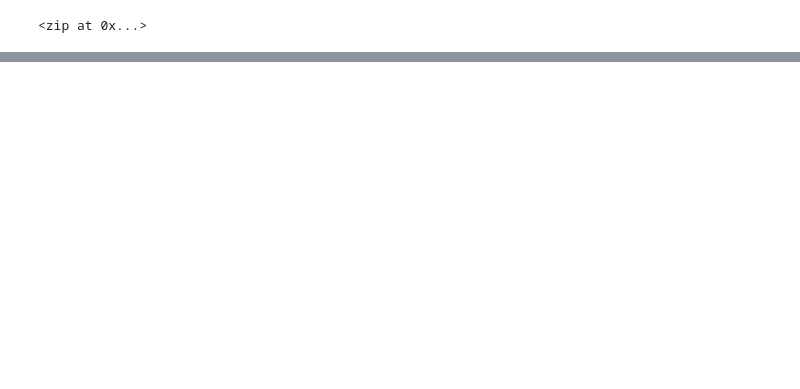
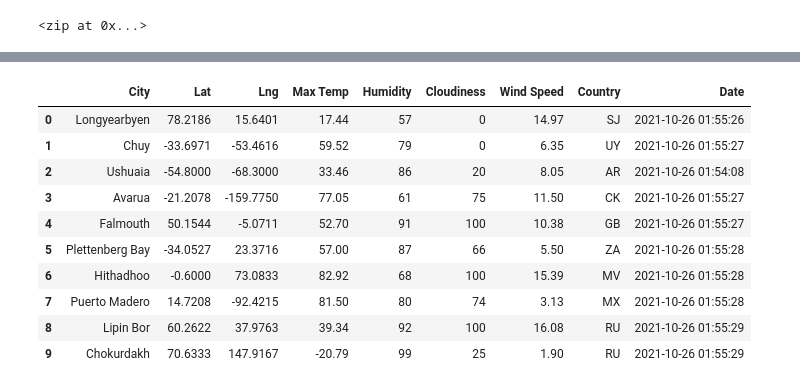
Before and after one commit to andipfeff/World_Weather_Analysis, a Jupyter notebook: WeatherPy.ipynb, the cells around one changed output, grey strips where cells are left out. Saved outputs shown, nothing was run; the diff lists cells and outputs as text; code cells hidden in the pictures; blank space fills up the shorter version.

```diff
--- a/WeatherPy.ipynb
+++ b/WeatherPy.ipynb
@@ -33,0 +40,3 @@ len(cities)
+# %%
+# Starting URL for Weather Map API Call.
+url = "http://api.openweathermap.org/data/2.5/weather?units=Imperial&APPID=" + weather_api_key
@@ -33,0 +124,16 @@ len(cities)
+# %%
+# Convert the array of dictionaries to a Pandas DataFrame.
+city_data_df = pd.DataFrame(city_data)
+city_data_df.head(10)
+# %% [output]
+|  | City | Lat | Lng | Max Temp | Humidity | Cloudiness | Wind Speed | Country | Date |
+| 0 | Longyearbyen | 78.2186 | 15.6401 | 17.44 | 57 | 0 | 14.97 | SJ | 2021-10-26 01:55:26 |
+| 1 | Chuy | -33.6971 | -53.4616 | 59.52 | 79 | 0 | 6.35 | UY | 2021-10-26 01:55:27 |
+| 2 | Ushuaia | -54.8000 | -68.3000 | 33.46 | 86 | 20 | 8.05 | AR | 2021-10-26 01:54:08 |
+| 3 | Avarua | -21.2078 | -159.7750 | 77.05 | 61 | 75 | 11.50 | CK | 2021-10-26 01:55:27 |
+| 4 | Falmouth | 50.1544 | -5.0711 | 52.70 | 91 | 100 | 10.38 | GB | 2021-10-26 01:55:27 |
+| 5 | Plettenberg Bay | -34.0527 | 23.3716 | 57.00 | 87 | 66 | 5.50 | ZA | 2021-10-26 01:55:28 |
+| 6 | Hithadhoo | -0.6000 | 73.0833 | 82.92 | 68 | 100 | 15.39 | MV | 2021-10-26 01:55:28 |
+| 7 | Puerto Madero | 14.7208 | -92.4215 | 81.50 | 80 | 74 | 3.13 | MX | 2021-10-26 01:55:28 |
+| 8 | Lipin Bor | 60.2622 | 37.9763 | 39.34 | 92 | 100 | 16.08 | RU | 2021-10-26 01:55:29 |
+| 9 | Chokurdakh | 70.6333 | 147.9167 | -20.79 | 99 | 25 | 1.90 | RU | 2021-10-26 01:55:29 |
```
Also changed, not shown: parts of 7 cells of this notebook, 2 other files.
